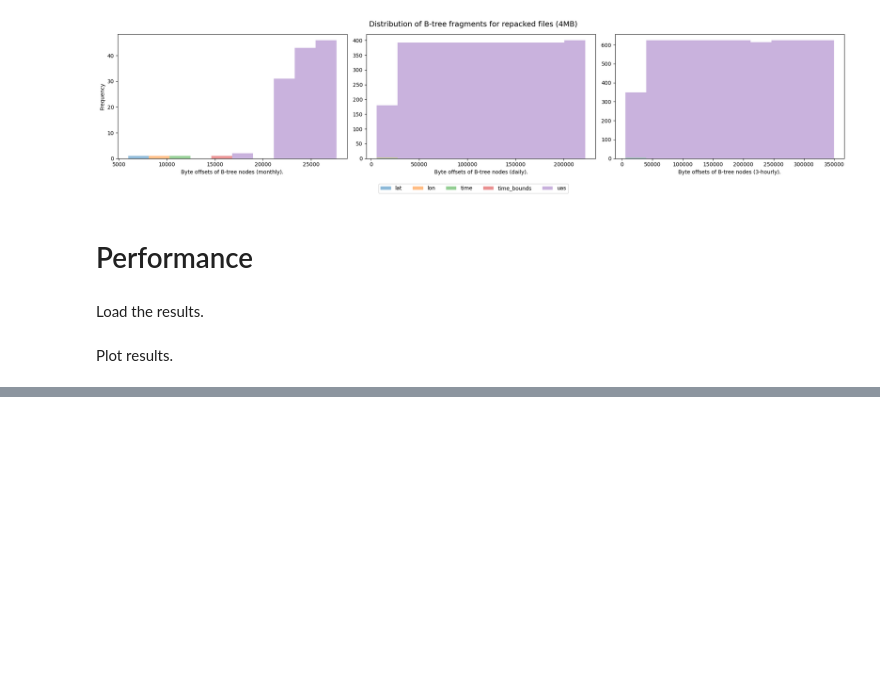
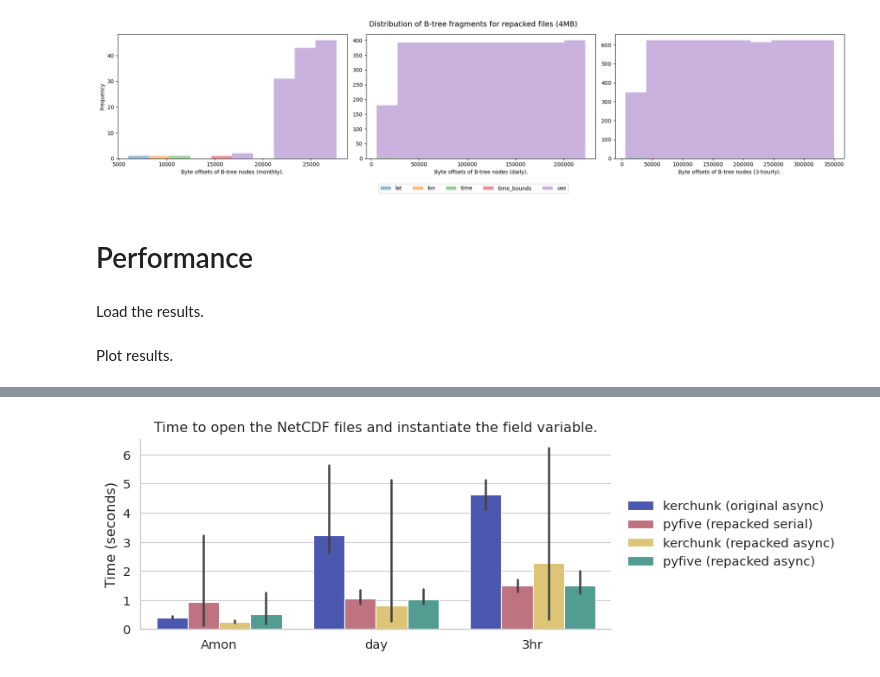
Before and after one commit to zequihg50/new-insights-netcdf, a Jupyter notebook: results.ipynb, the cells around one changed output, grey strips where cells are left out. Cells and saved outputs as stored; diff of their text form; code cells hidden in the pictures; blank space fills up the shorter version.

```diff
--- a/results.ipynb
+++ b/results.ipynb
@@ -66,16 +66,13 @@ Load the results.
 # %%
 df = pd.read_csv("results.csv")
 
-# df = pd.read_csv("results-cr.csv")
-# df["tp"] = df["bytes_recv"] / a["time"] / 2**20
-# df.loc[df["workers"]==101, "package"] = "kerchunk (original NetCDF)"
-# df.loc[(df["workers"]==100) & (df["package"]=="kerchunk"), "package"] = "kerchunk (repacked NetCDF)"
+df["tp"] = df["bytes_recv"] / df["time"] / 2**20
 
-df["tp"] = df["bytes_recv"] / df["time"] / 2**20
-df.loc[df["workers"]==101, "package"] = "kerchunk (original NetCDF)"
-df.loc[(df["workers"]==100) & (df["package"]=="kerchunk"), "package"] = "kerchunk (repacked NetCDF)"
-df.loc[(df["workers"]==100) & (df["package"]=="pyfive"), "package"] = "pyfive (repacked NetCDF)"
-df.loc[df["name"]=="load","time"] = df.loc[df["name"]=="load","time"] / 60
+df.loc[df["workers"]==101, "package"] = "kerchunk (original async)"
+df.loc[(df["workers"]==100) & (df["package"]=="kerchunk"), "package"] = "kerchunk (repacked async)"
+df.loc[(df["workers"]==100) & (df["package"]=="pyfive"), "package"] = "pyfive (repacked async)"
+df.loc[(df["workers"]==1) & (df["package"]=="pyfive"), "package"] = "pyfive (repacked serial)"
+
 df = df[~(df["name"]=="locate")]
 # %% [markdown]
 Plot results.
@@ -146,0 +79,50 @@ g.fig.savefig("test.pdf", bbox_inches="tight")
+# %%
+seaborn.set_theme(
+    style="whitegrid",
+    context="paper",
+    font_scale=1.2
+)
+
+palette = {
+    "kerchunk (original async)": "#3B4CC0",
+    "pyfive (repacked serial)": "#CC6677",
+    "kerchunk (repacked async)": "#EECC66",
+    "pyfive (repacked async)": "#44AA99",
+}
+
+fig, ax = plt.subplots(figsize=(10, 3))
+
+seaborn.barplot(
+    data=df[df["name"] == "open"],
+    x="frequency",
+    y="time",
+    hue="package",
+    hue_order=[
+        "kerchunk (original async)",
+        "pyfive (repacked serial)",
+        "kerchunk (repacked async)",
+        "pyfive (repacked async)",
+    ],
+    order=["Amon", "day", "3hr"],
+    palette=palette,
+    errorbar=("pi", 100),
+    ax=ax
+)
+
+ax.set_xlabel("")
+ax.set_ylabel("Time (seconds)")
+ax.set_title("Time to open the NetCDF files and instantiate the field variable.")
+
+seaborn.despine(ax=ax)
+
+ax.legend(
+    loc="center right",
+    bbox_to_anchor=(1.5, .5),
+    frameon=False,
+)
+
+fig.tight_layout()
+fig.savefig("open.pdf", bbox_inches="tight")
+plt.show()
+# %% [output]
+[figure, added]
```
Also changed, not shown: parts of 4 cells of this notebook, 1 other file.
